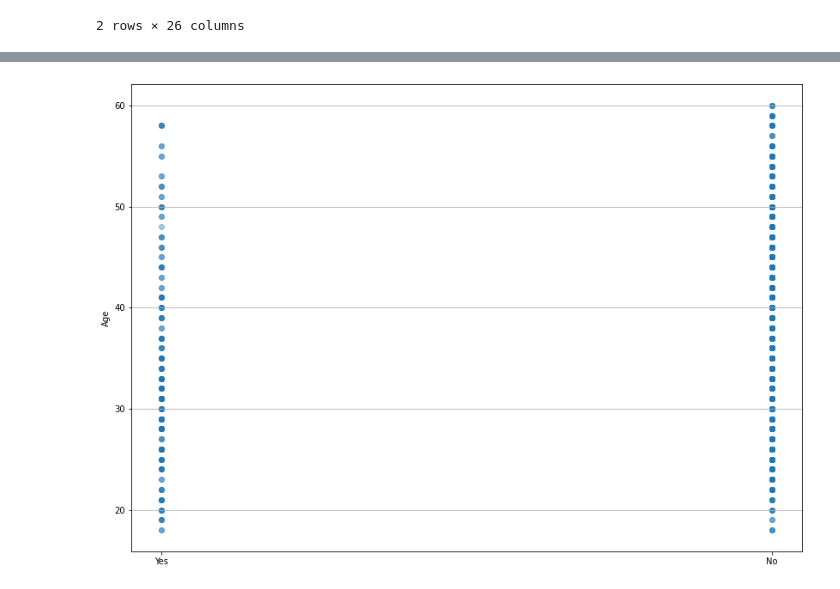
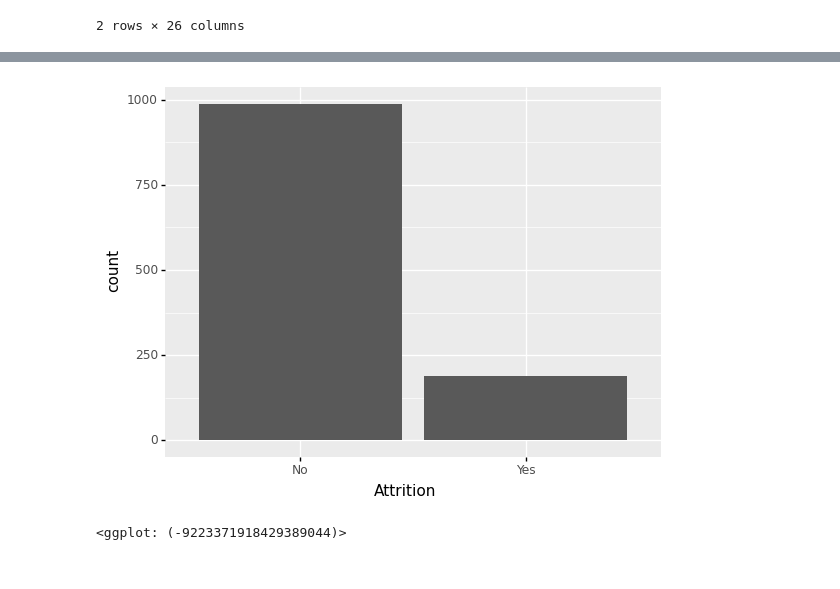
Before and after one commit to cchuang1024/nccu-data-mining, a Jupyter notebook: HW2.ipynb, the cells around one changed output, grey strips where cells are left out. Drawn from its saved outputs; the diff is of its cells as text; code cells hidden in the pictures.

```diff
--- a/HW2.ipynb
+++ b/HW2.ipynb
@@ -66,8 +53,5 @@ plt.show()
-# %%
-plt.figure(figsize=(14,10))
-plt.scatter(df.Attrition, df.Age, alpha=0.4)
-plt.ylabel('Age')
-plt.grid(b=True, which='major', axis='y')
-plt.show()
-# %% [output]
-[figure, removed]
+# %%
+ggplot(df) + geom_bar(aes(x='Attrition'))
+# %% [output]
+[figure, added]
+<ggplot: (-9223371918429389044)>
```
Also changed, not shown: parts of 9 cells of this notebook.
